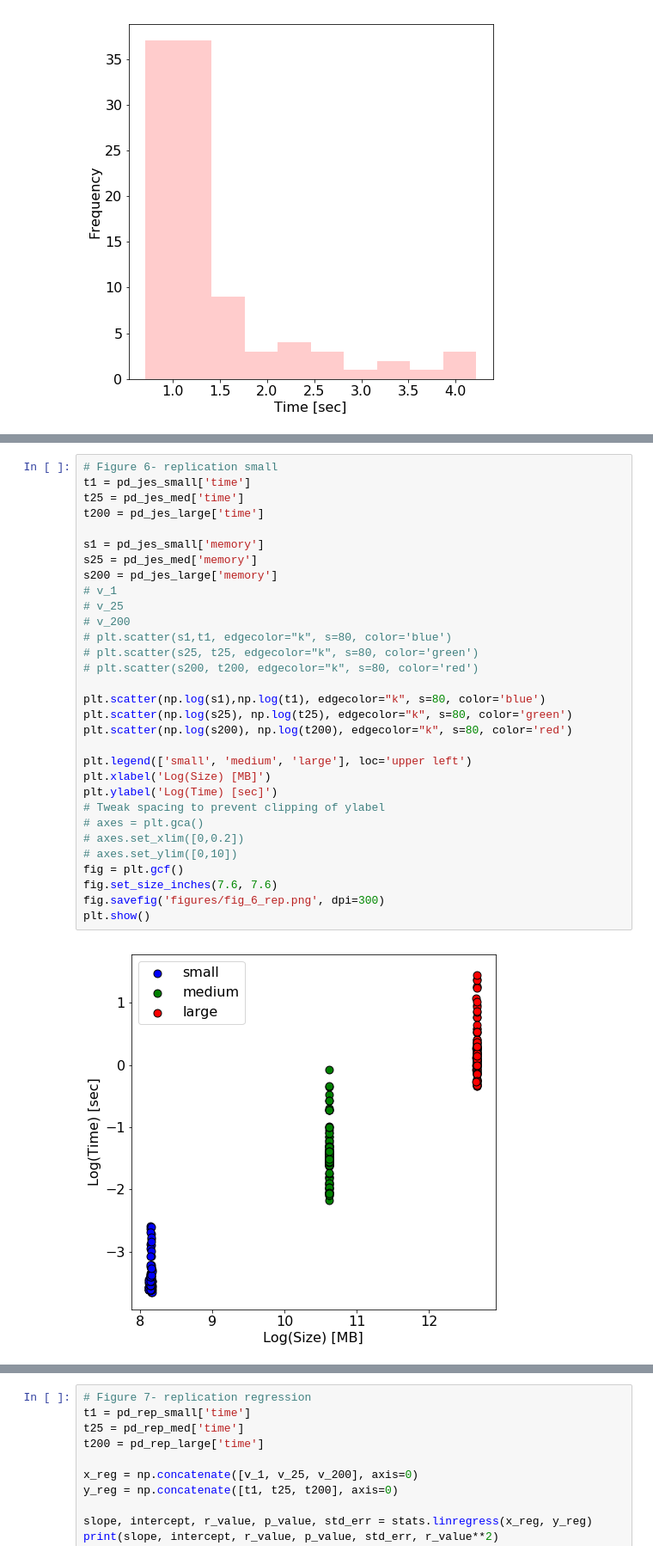
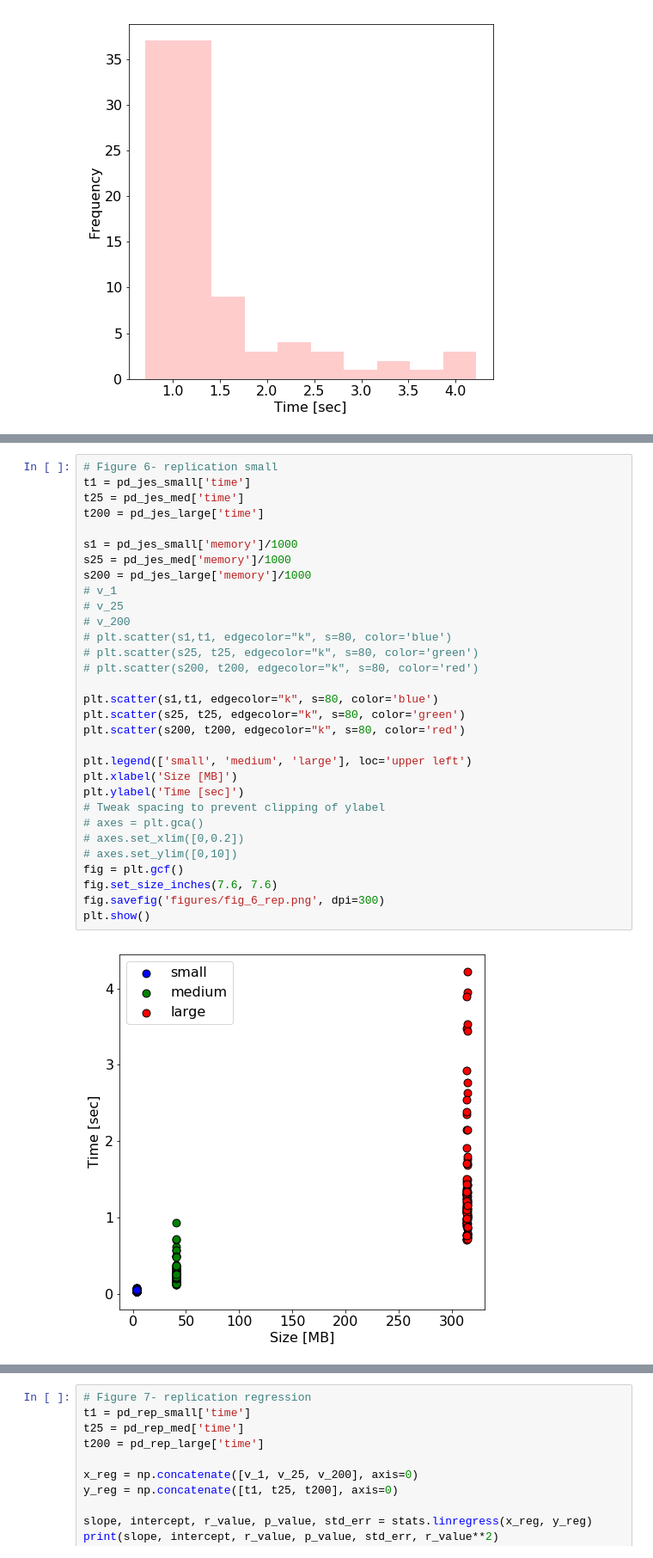
Before and after one commit to g-kakareko/Erasure-vs-Replication, a Jupyter notebook: stat.ipynb, the cells around one changed output, grey strips where cells are left out. Shown at 86% size. Drawn from its saved outputs; the diff is of its cells as text.

```diff
--- a/stat.ipynb
+++ b/stat.ipynb
@@ -237,33 +244,33 @@ plt.show()
 # %%
 # Figure 6- replication small
 t1 = pd_jes_small['time']
 t25 = pd_jes_med['time']
 t200 = pd_jes_large['time']
 
-s1 = pd_jes_small['memory']
-s25 = pd_jes_med['memory']
-s200 = pd_jes_large['memory']
+s1 = pd_jes_small['memory']/1000
+s25 = pd_jes_med['memory']/1000
+s200 = pd_jes_large['memory']/1000
 # v_1
 # v_25
 # v_200
 # plt.scatter(s1,t1, edgecolor="k", s=80, color='blue')
 # plt.scatter(s25, t25, edgecolor="k", s=80, color='green')
 # plt.scatter(s200, t200, edgecolor="k", s=80, color='red')
 
-plt.scatter(np.log(s1),np.log(t1), edgecolor="k", s=80, color='blue')
-plt.scatter(np.log(s25), np.log(t25), edgecolor="k", s=80, color='green')
-plt.scatter(np.log(s200), np.log(t200), edgecolor="k", s=80, color='red')
+plt.scatter(s1,t1, edgecolor="k", s=80, color='blue')
+plt.scatter(s25, t25, edgecolor="k", s=80, color='green')
+plt.scatter(s200, t200, edgecolor="k", s=80, color='red')
 
 plt.legend(['small', 'medium', 'large'], loc='upper left')
-plt.xlabel('Log(Size) [MB]')
-plt.ylabel('Log(Time) [sec]')
+plt.xlabel('Size [MB]')
+plt.ylabel('Time [sec]')
 # Tweak spacing to prevent clipping of ylabel
 # axes = plt.gca()
 # axes.set_xlim([0,0.2])
 # axes.set_ylim([0,10])
 fig = plt.gcf()
 fig.set_size_inches(7.6, 7.6)
 fig.savefig('figures/fig_6_rep.png', dpi=300)
 plt.show()
 # %% [output]
-[figure, old version]
+[figure, new version]
```
Also changed, not shown: parts of 14 cells of this notebook, 24 other files.
